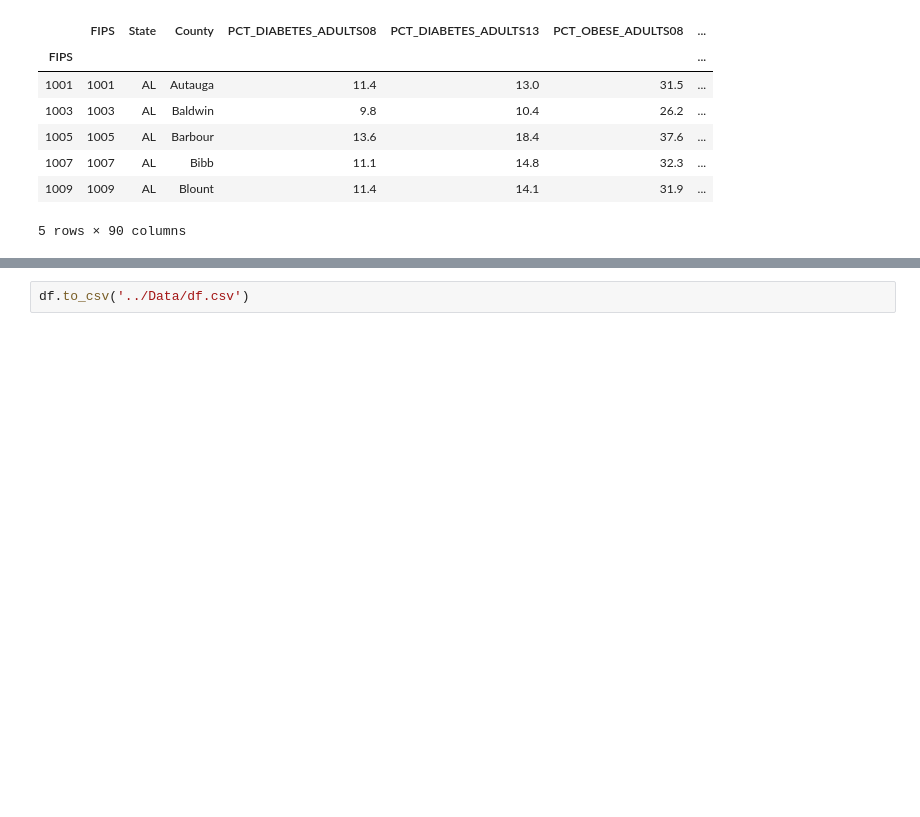
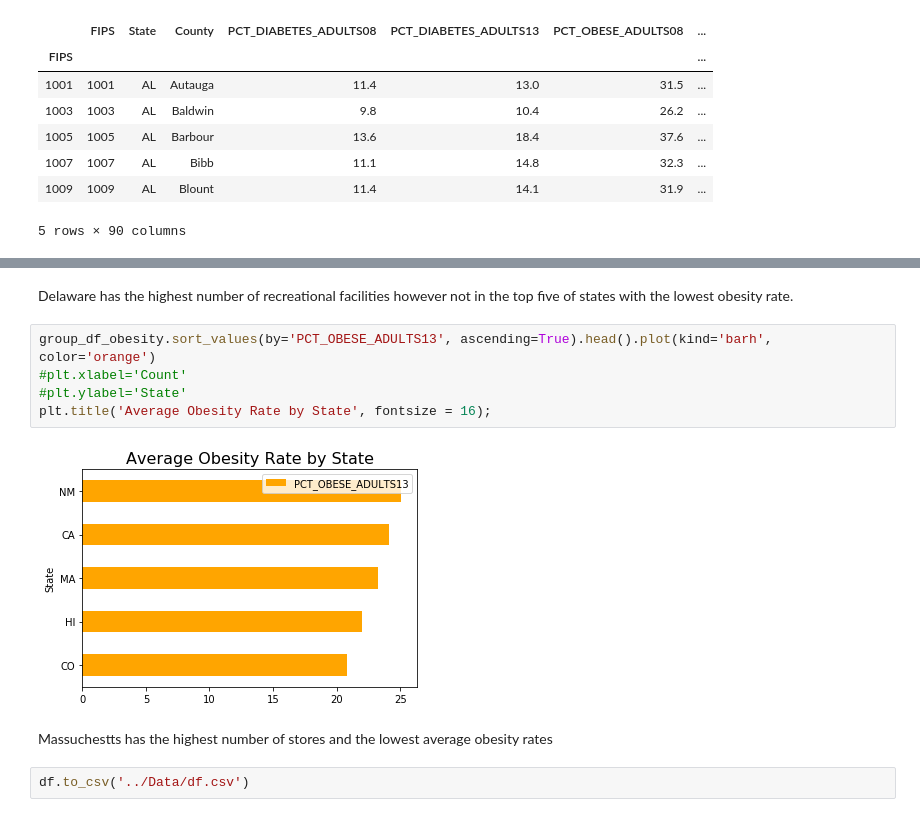
Before and after one commit to Graceallison/Predicting-Obesity-Rates-Based-on-Food-Atlas, a Jupyter notebook: Code/Data collecting and EDA.ipynb, the cells around one changed output, grey strips where cells are left out. Drawn from its saved outputs; the diff is of its cells as text; blank space fills up the shorter version.

```diff
--- a/Code/Data collecting and EDA.ipynb
+++ b/Code/Data collecting and EDA.ipynb
@@ -532,2 +581,13 @@ df.head()
+# %% [markdown]
+Delaware has the highest number of recreational facilities however not in the top five of states with the lowest obesity rate.
+# %%
+group_df_obesity.sort_values(by='PCT_OBESE_ADULTS13', ascending=True).head().plot(kind='barh', color='orange')
+#plt.xlabel='Count'
+#plt.ylabel='State'
+plt.title('Average Obesity Rate by State', fontsize = 16);
+# %% [output]
+[figure, added]
+# %% [markdown]
+Massuchestts has the highest number of stores and the lowest average obesity rates
 # %%
 df.to_csv('../Data/df.csv')
```
Also changed, not shown: parts of 14 cells of this notebook, 2 other files.
